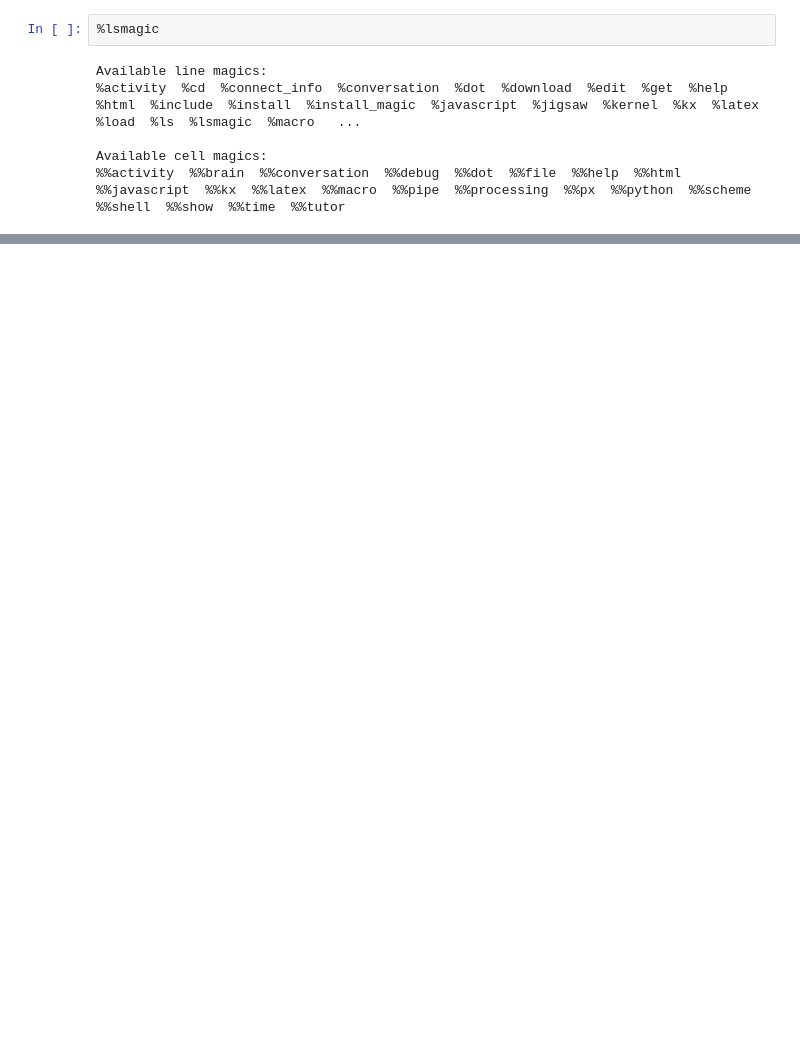
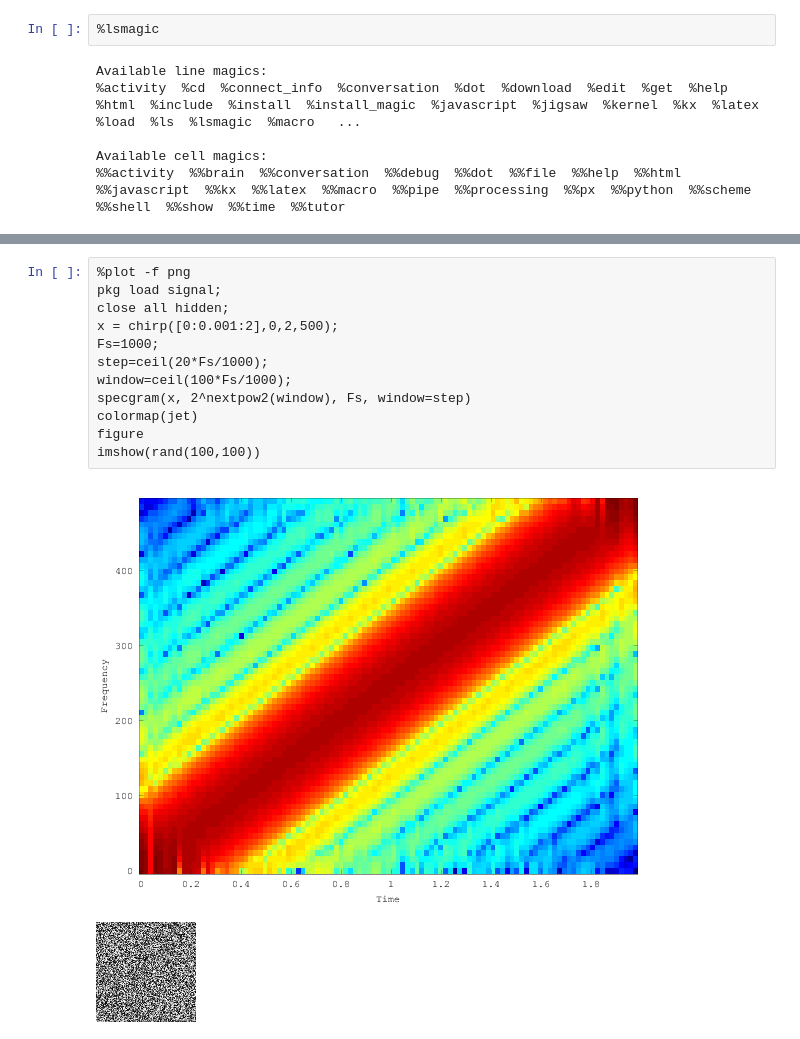
Before and after one commit to Calysto/octave_kernel, a Jupyter notebook: octave_kernel.ipynb, the cells around one changed output, grey strips where cells are left out. Cells and saved outputs as stored; diff of their text form; blank space fills up the shorter version.

```diff
--- a/octave_kernel.ipynb
+++ b/octave_kernel.ipynb
@@ -71,0 +99,15 @@ Available cell magics:
+# %%
+%plot -f png
+pkg load signal;
+close all hidden;
+x = chirp([0:0.001:2],0,2,500);
+Fs=1000;
+step=ceil(20*Fs/1000);
+window=ceil(100*Fs/1000);
+specgram(x, 2^nextpow2(window), Fs, window=step)
+colormap(jet)
+figure
+imshow(rand(100,100))
+# %% [output]
+[figure, added]
+[figure, added]
```
Also changed, not shown: parts of 2 cells of this notebook, 2 other files.
